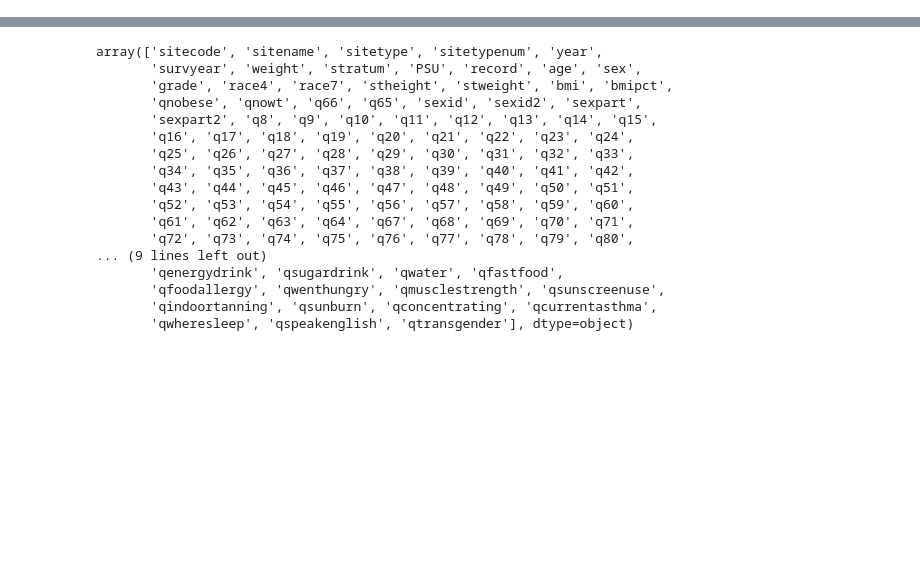
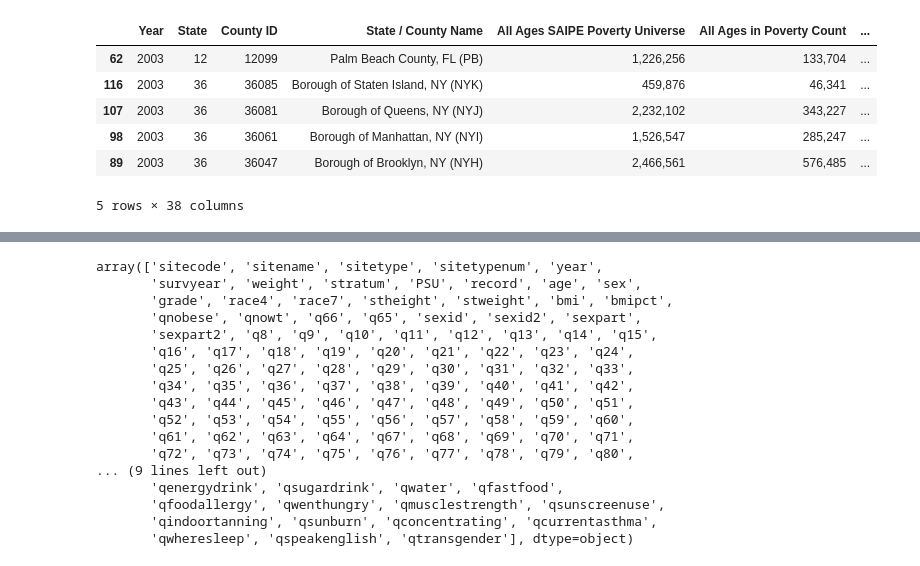
Before and after one commit to brodyee/STATS501_project, a Jupyter notebook: code/EDA.ipynb, the cells around one changed output, grey strips where cells are left out. Cells and saved outputs as stored; diff of their text form; code cells hidden in the pictures; blank space fills up the shorter version.

```diff
--- a/code/EDA.ipynb
+++ b/code/EDA.ipynb
@@ -10,0 +63,10 @@ stateCounty = pd.read_csv(root + "state_county.csv").set_index("State")
+# %%
+dat2.head()
+# %% [output]
+|  | Year | State | County ID | State / County Name | All Ages SAIPE Poverty Universe | All Ages in Poverty Count | ... |
+| 62 | 2003 | 12 | 12099 | Palm Beach County, FL (PB) | 1,226,256 | 133,704 | ... |
+| 116 | 2003 | 36 | 36085 | Borough of Staten Island, NY (NYK) | 459,876 | 46,341 | ... |
+| 107 | 2003 | 36 | 36081 | Borough of Queens, NY (NYJ) | 2,232,102 | 343,227 | ... |
+| 98 | 2003 | 36 | 36061 | Borough of Manhattan, NY (NYI) | 1,526,547 | 285,247 | ... |
+| 89 | 2003 | 36 | 36047 | Borough of Brooklyn, NY (NYH) | 2,466,561 | 576,485 | ... |
+5 rows × 38 columns
```
Also changed, not shown: parts of 9 cells of this notebook, 1 other file.
